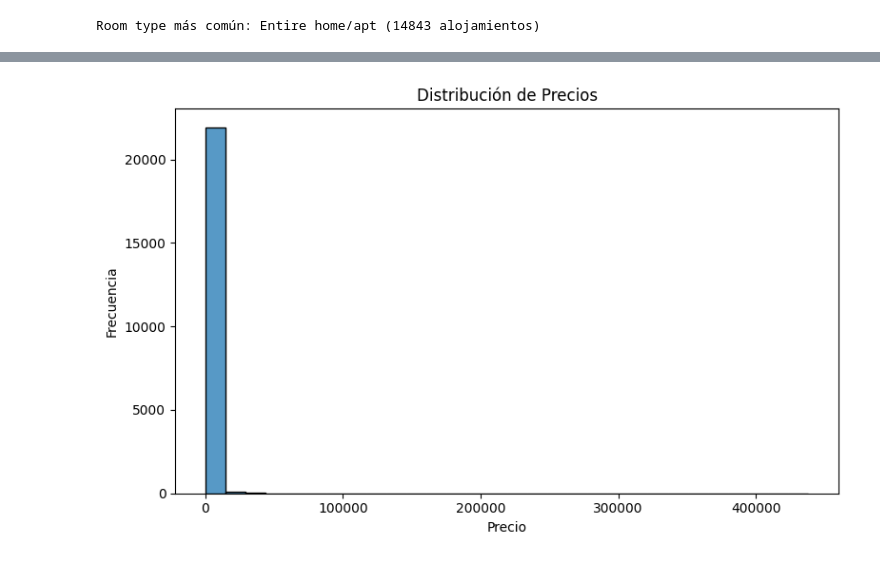
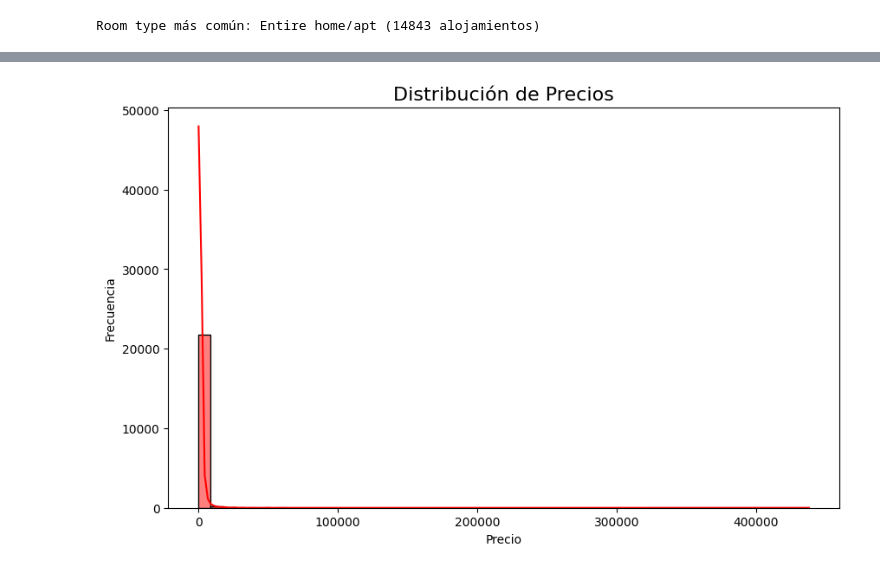
Before and after one commit to alejandroMilos/advancedAI, a Jupyter notebook: airbnb/airbnb.ipynb, the cells around one changed output, grey strips where cells are left out. Cells and saved outputs as stored; diff of their text form; code cells hidden in the pictures.

```diff
--- a/airbnb/airbnb.ipynb
+++ b/airbnb/airbnb.ipynb
@@ -1,7 +1,7 @@
 # %%
 # Importacion de libreria polars y lectura de archivo CSV
 import polars as pl
-df = pl.read_csv("./listings.csv")
+df = pl.read_csv("./listings.csv.gz")
 
 # Mostrar la tabla en pantalla
 df
@@ -23,4 +34,8 @@ shape: (26_067, 18)
 # %%
+# Filtrado y limpieza de la columna de precios
+
 df = df.drop_nulls("price")
+df = df.with_columns(pl.col("price").cast(pl.Utf8).str.replace_all(r"[\$,]", "").cast(pl.Float64))
+print("Columna de precios limpia:")
 print(df.select("price"))
 # %% [output]
@@ -113,36 +136,19 @@ shape: (10, 2)
 # %%
 # Importación de librerías generación de histograma
 import seaborn as sns
 import matplotlib.pyplot as plt
 
-def pick_column(cols, candidates):
-    for c in candidates:
-        if c in cols:
-            return c
-    return ValueError(f"No se encontró ninguna de las columnas: {candidates}")
+# Extraer la columna de Polars como array de NumPy
+precios = df["price"].to_numpy()
 
-price_col = pick_column(df.columns, ["precios", "precio", "price", "Price", "precio_noche"])
+# Histograma con Seaborn usando el array
+plt.figure(figsize=(10, 6))
+sns.histplot(precios, bins=50, kde=True, color="red")
 
-# Limpiamos y convertimos a numérico en Polars
-df = df.with_columns (
-    pl.col(price_col)
-      .cast(pl.Utf8)
-      .str.replace_all(r"[^\d\.,-]", "") # quitamos $ y espacios
-      .str.replace_all(",", "")          # quitamos cualquier separador de miles
-      .cast(pl.Float64, strict=False)
-      .alias("price_num")
-)
-
-# Quitamos valores nulos
-df_hist = df.select("price_num").drop_nulls()
-
-plt.figure(figsize=(8, 5))
-sns.histplot(data=df_hist, x="price_num", bins=30)
-plt.title("Distribución de Precios")
-plt.xlabel("Precio")
-plt.ylabel("Frecuencia")
-plt.tight_layout()
+plt.title("Distribución de Precios", fontsize=16)
+plt.xlabel("Precio", fontsize=10)
+plt.ylabel("Frecuencia", fontsize=10)
 plt.show()
 # %% [output]
-[figure, old version]
+[figure, new version]
 # %%
```
Also changed, not shown: parts of 7 cells of this notebook, 2 other files.
